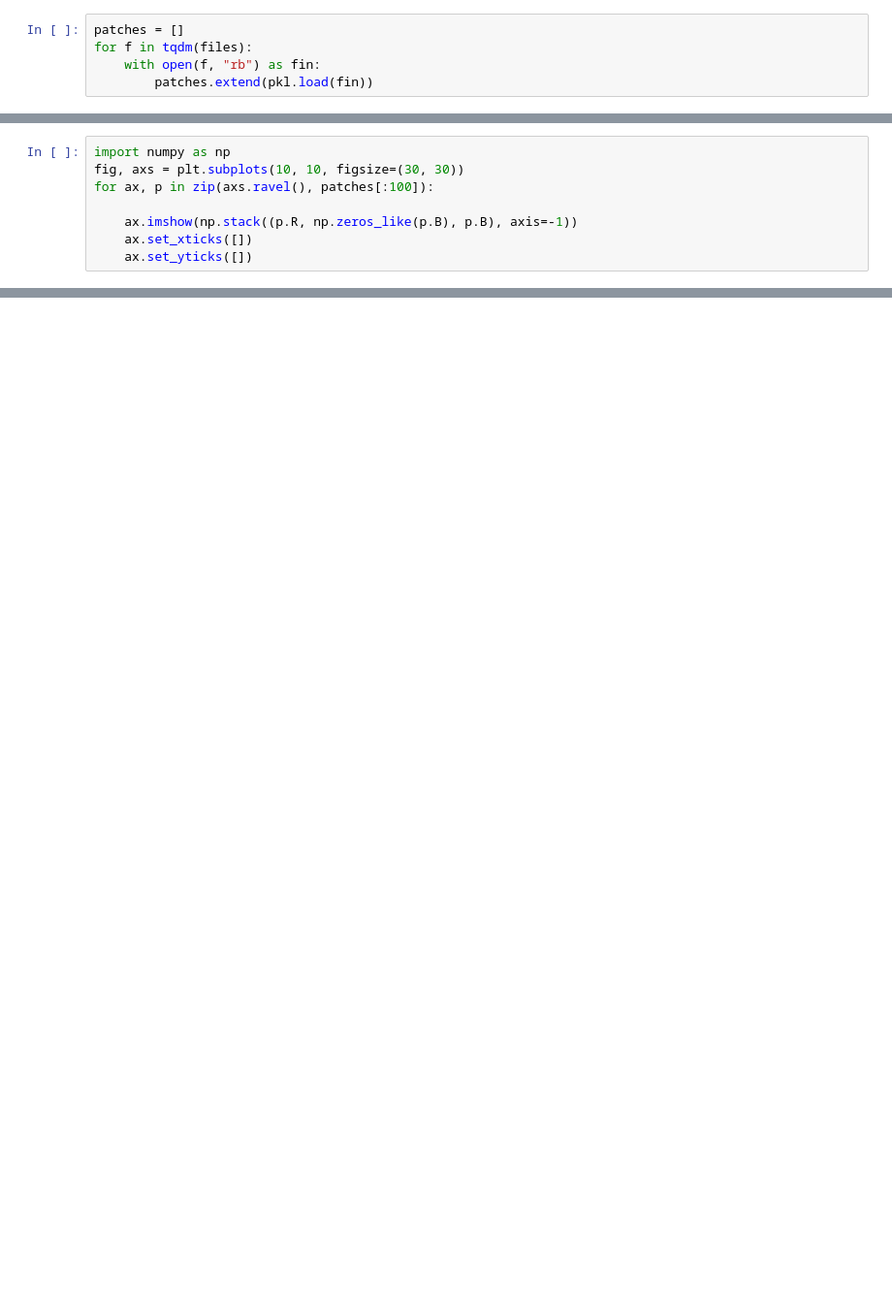
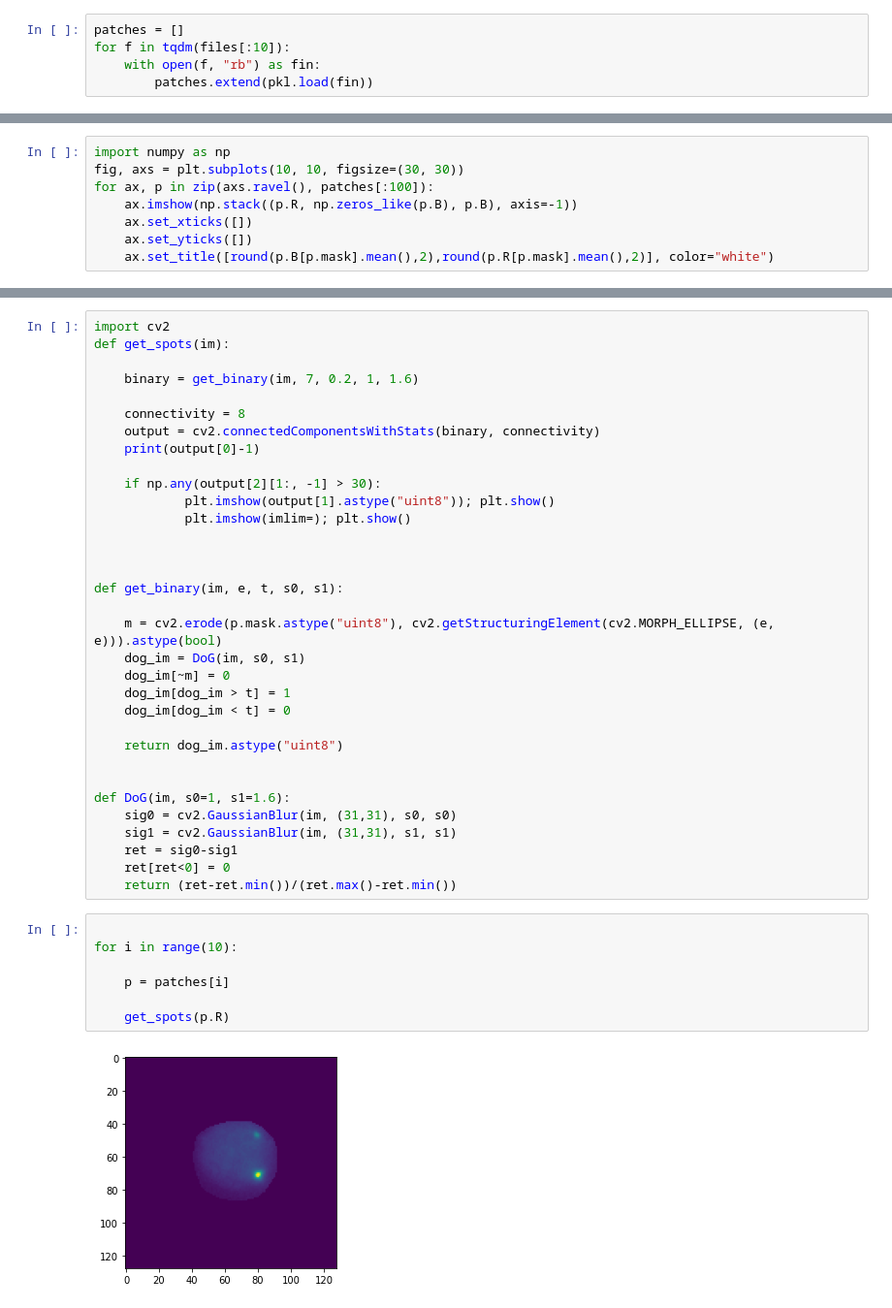
Before and after one commit to SimonBon/CellClass, a Jupyter notebook: test.ipynb, the cells around one changed output, grey strips where cells are left out. Shown: that part at 97% size. Drawn from its saved outputs; the diff is of its cells as text; blank space fills up the shorter version.

Commit message:
version with spot detection in test.ipynb

```diff
--- a/test.ipynb
+++ b/test.ipynb
@@ -53,6 +37,6 @@ files = [os.path.join(base, x) for x in os.listdir(base) if "S" in x]
 # %%
 patches = []
-for f in tqdm(files):
+for f in tqdm(files[:10]):
     with open(f, "rb") as fin:
         patches.extend(pkl.load(fin))
 # %%
@@ -63,7 +45,7 @@ print(len(patches))
 import numpy as np
 fig, axs = plt.subplots(10, 10, figsize=(30, 30))
 for ax, p in zip(axs.ravel(), patches[:100]):
-
     ax.imshow(np.stack((p.R, np.zeros_like(p.B), p.B), axis=-1))
     ax.set_xticks([])
     ax.set_yticks([])
+    ax.set_title([round(p.B[p.mask].mean(),2),round(p.R[p.mask].mean(),2)], color="white")
@@ -111,0 +52,42 @@ for i, (im) in zip(ax.ravel(), kept):
+# %%
+import cv2
+def get_spots(im):
+
+    binary = get_binary(im, 7, 0.2, 1, 1.6)
+
+    connectivity = 8
+    output = cv2.connectedComponentsWithStats(binary, connectivity)
+    print(output[0]-1)
+
+    if np.any(output[2][1:, -1] > 30):
+            plt.imshow(output[1].astype("uint8")); plt.show()
+            plt.imshow(imlim=); plt.show()
+
+
+
+def get_binary(im, e, t, s0, s1):
+
+    m = cv2.erode(p.mask.astype("uint8"), cv2.getStructuringElement(cv2.MORPH_ELLIPSE, (e, e))).astype(bool)
+    dog_im = DoG(im, s0, s1)
+    dog_im[~m] = 0
+    dog_im[dog_im > t] = 1
+    dog_im[dog_im < t] = 0
+
+    return dog_im.astype("uint8")
+
+
+def DoG(im, s0=1, s1=1.6):
+    sig0 = cv2.GaussianBlur(im, (31,31), s0, s0)
+    sig1 = cv2.GaussianBlur(im, (31,31), s1, s1)
+    ret = sig0-sig1
+    ret[ret<0] = 0
+    return (ret-ret.min())/(ret.max()-ret.min())
+# %%
+
+for i in range(10):
+
+    p = patches[i]
+
+    get_spots(p.R)
+# %% [output]
+[figure, added]
```
Also changed, not shown: parts of 13 cells of this notebook, 2 other files.
